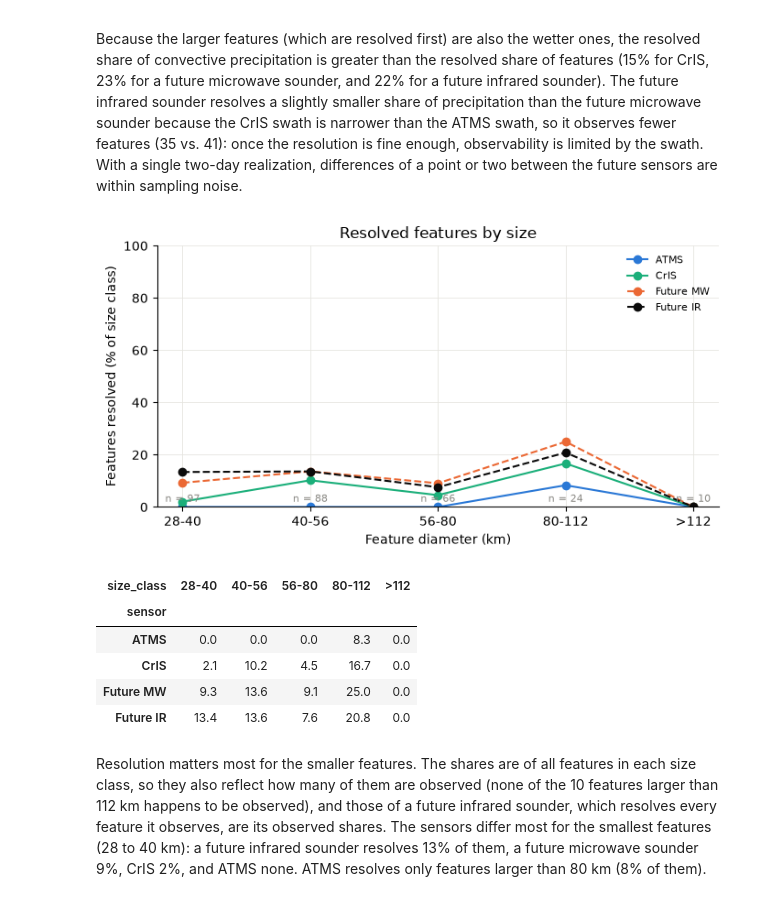
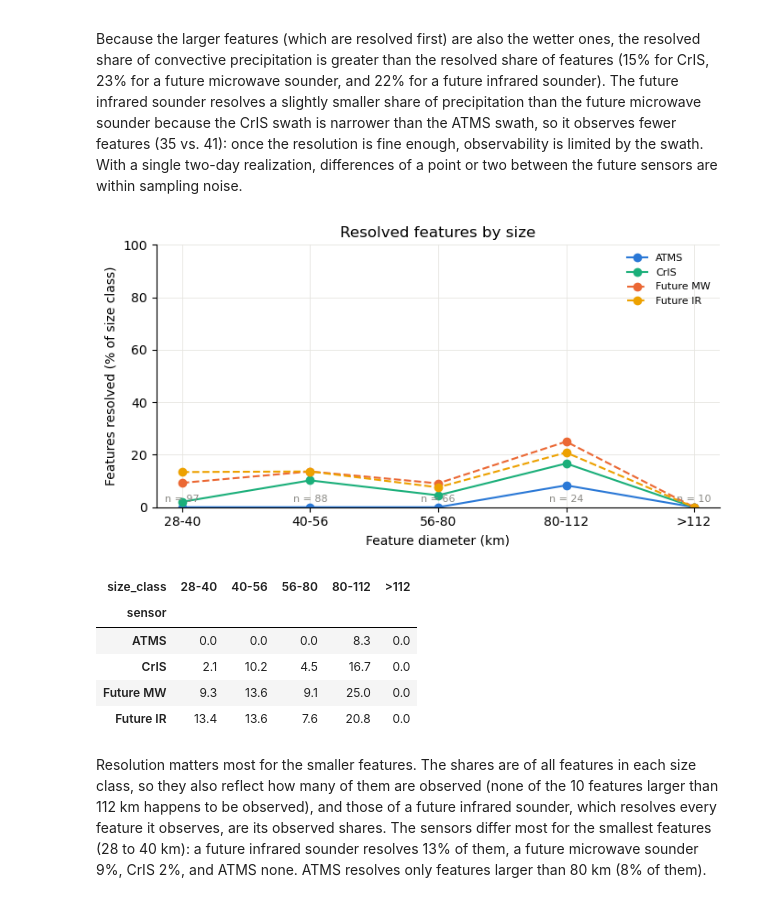
Before and after one commit to code-lab-org/tatc, a Jupyter notebook: docs/examples/RunOSSEMonsoon.ipynb, the cells around one changed output. Saved outputs shown, nothing was run; the diff lists cells and outputs as text; code cells hidden in the pictures.

```diff
--- a/docs/examples/RunOSSEMonsoon.ipynb
+++ b/docs/examples/RunOSSEMonsoon.ipynb
@@ -233,13 +246,13 @@ REFERENCE_RANGE_KM = 830  # nominal slant range at nadir (altitude), at which th
 # angular spacing (deg) of the samples of each scan, fitted to NOAA-20 data in the validation notebooks: the ATMS scan
 # positions and the pitch of the CrIS 3 x 3 array of views
 SAMPLING_DEG = {"ATMS": scans["ATMS"]["spacing"], "CrIS": 1.092}
-# sensors: the scan (swath) they share, their horizontal resolution at nadir (km), and vertical resolution (m)
+# sensors: the scan (swath) they share, and their horizontal resolution at nadir (km)
 sensors = pd.DataFrame(
     [
-        {"sensor": "ATMS", "swath": "ATMS", "horizontal_km": 32, "vertical_m": 3000},
-        {"sensor": "CrIS", "swath": "CrIS", "horizontal_km": 14, "vertical_m": 1000},
-        {"sensor": "Future MW", "swath": "ATMS", "horizontal_km": 10, "vertical_m": 300},
-        {"sensor": "Future IR", "swath": "CrIS", "horizontal_km": 3, "vertical_m": 150},
+        {"sensor": "ATMS", "swath": "ATMS", "horizontal_km": 32},
+        {"sensor": "CrIS", "swath": "CrIS", "horizontal_km": 14},
+        {"sensor": "Future MW", "swath": "ATMS", "horizontal_km": 10},
+        {"sensor": "Future IR", "swath": "CrIS", "horizontal_km": 3},
     ]
 ).set_index("sensor")
 # sample spacing at nadir (km): that of the heritage sensor, scaled for the future sensors in proportion to their footprint
@@ -260,11 +273,19 @@ sensors.round(1)
 # %%
 from tatc.analysis import collect_ground_track
 
-times = [start + timedelta(seconds=TIME_STEP * (i + 0.5)) for i in range(int(duration.total_seconds() // TIME_STEP))]
-tracks = collect_ground_track(satellites, times, instrument_index=None, mask=domain)
-tracks = tracks[tracks.valid_obs].reset_index(drop=True)
-tracks["geometry"] = shapely.force_2d(tracks.geometry.values)
-tracks["frame"] = ((tracks.time - start) // frame_duration).astype(int)
+
+def collect_tracks(satellites, duration):
+    """The footprint of every instrument of the satellites at each time step over a duration from start, clipped to the
+    study region, with its frame."""
+    times = [start + timedelta(seconds=TIME_STEP * (i + 0.5)) for i in range(int(duration.total_seconds() // TIME_STEP))]
+    tracks = collect_ground_track(satellites, times, instrument_index=None, mask=domain)
+    tracks = tracks[tracks.valid_obs].reset_index(drop=True)
+    tracks["geometry"] = shapely.force_2d(tracks.geometry.values)
+    tracks["frame"] = ((tracks.time - start) // frame_duration).astype(int)
+    return tracks
+
+
+tracks = collect_tracks(satellites, duration)
 # the area swept by each swath (ATMS or CrIS) in each frame
 swaths = tracks.groupby(["frame", "instrument"]).geometry.agg(shapely.union_all)
 tracks.groupby(["satellite", "instrument"]).agg(footprints=("time", "size"), first=("time", "min"), last=("time", "max"))
@@ -457,29 +489,29 @@ Among the features observed, resolution matters a great deal: with a criterion o
 
 Because the larger features (which are resolved first) are also the wetter ones, the resolved share of convective precipitation is greater than the resolved share of features (15% for CrIS, 23% for a future microwave sounder, and 22% for a future infrared sounder). The future infrared sounder resolves a slightly smaller share of precipitation than the future microwave sounder because the CrIS swath is narrower than the ATMS swath, so it observes fewer features (35 vs. 41): once the resolution is fine enough, observability is limited by the swath. With a single two-day realization, differences of a point or two between the future sensors are within sampling noise.
 # %%
-BLUE, ORANGE, AQUA, GRAY, INK = "#2a78d6", "#eb6834", "#1baf7a", "#8a8984", "#0b0b0b"
-SENSOR_COLORS = {"ATMS": BLUE, "Future MW": ORANGE, "CrIS": AQUA, "Future IR": INK}
+BLUE, ORANGE, AQUA, YELLOW, GRAY, INK = "#2a78d6", "#eb6834", "#1baf7a", "#eda100", "#8a8984", "#0b0b0b"
+SENSOR_COLORS = {"ATMS": BLUE, "Future MW": ORANGE, "CrIS": AQUA, "Future IR": YELLOW}
 SENSOR_STYLES = {"ATMS": "-", "Future MW": "--", "CrIS": "-", "Future IR": "--"}
 plt.rcParams.update({"axes.spines.top": False, "axes.spines.right": False, "axes.grid": True, "grid.color": "#e6e5e0", "grid.linewidth": 0.6})
 
 edges = np.array([EFFECTIVE_RESOLUTION_KM, 40, 56, 80, 112, np.inf])
 labels = [f"{EFFECTIVE_RESOLUTION_KM}-40", "40-56", "56-80", "80-112", ">112"]
 results["size_class"] = pd.cut(results.diameter_km, edges, labels=labels, right=False)
 by_size = results.groupby(["sensor", "size_class"], observed=False).resolved.mean().unstack().loc[sensors.index] * 100
 counts = results[results.sensor == "ATMS"].groupby("size_class", observed=False).size()
 
 fig, ax = plt.subplots(figsize=(7, 3.8))
 for sensor in sensors.index:
     ax.plot(labels, by_size.loc[sensor], marker="o", color=SENSOR_COLORS[sensor], ls=SENSOR_STYLES[sensor], label=sensor)
 ax.set(xlabel="Feature diameter (km)", ylabel="Features resolved (% of size class)", title="Resolved features by size", ylim=(0, 100))
 ax.legend(frameon=False, fontsize=8)
 for x, n in zip(labels, counts):
     ax.annotate(f"n = {n}", (x, 2), ha="center", fontsize=8, color=GRAY)
 fig.tight_layout()
 plt.show()
 by_size.round(1)
 # %% [output]
-[figure, old version]
+[figure, new version]
 | size_class | 28-40 | 40-56 | 56-80 | 80-112 | >112 |
 | sensor |  |  |  |  |  |
 | ATMS | 0.0 | 0.0 | 0.0 | 8.3 | 0.0 |
```
Also changed, not shown: parts of 14 cells of this notebook.
